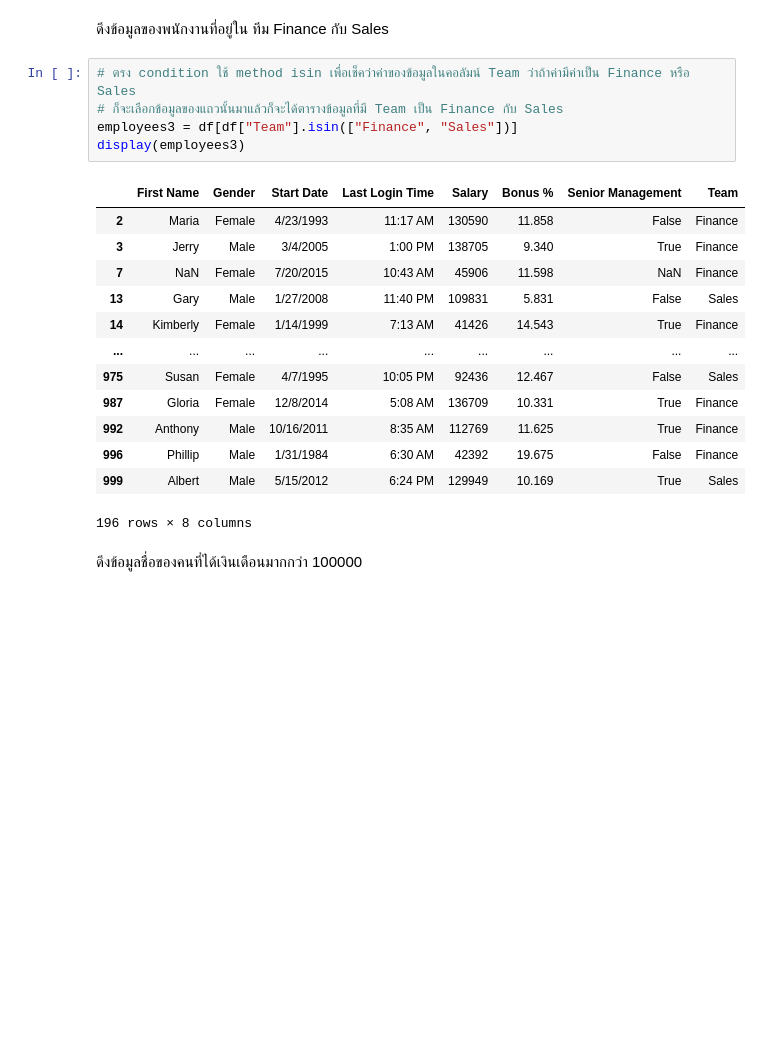
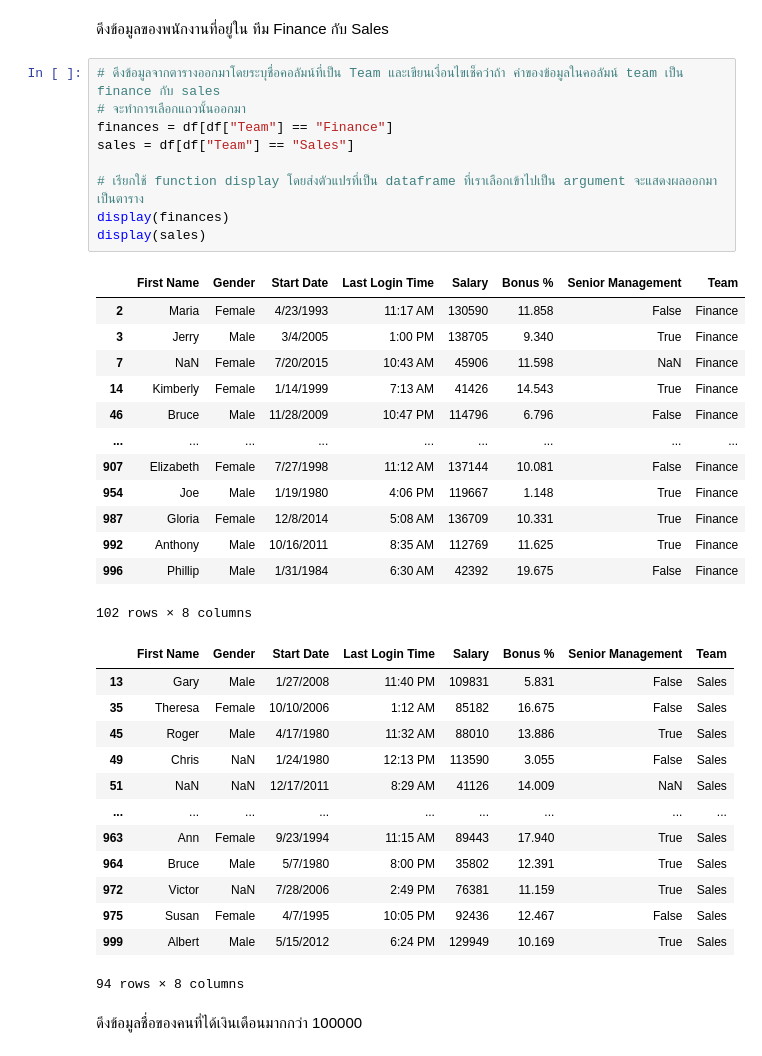
Before and after one commit to WarinCode/fundamentals-of-artificial-intelligence, a Jupyter notebook: HW01/6630250435_HW1_870.ipynb, the cells around one changed output. Saved outputs shown, nothing was run; the diff lists cells and outputs as text; blank space fills up the shorter version.

```diff
--- a/HW01/6630250435_HW1_870.ipynb
+++ b/HW01/6630250435_HW1_870.ipynb
@@ -322,25 +322,42 @@ display(employees2)
 1000 rows × 8 columns
 # %% [markdown]
 ดึงข้อมูลของพนักงานที่อยู่ใน ทีม Finance กับ Sales
-# %%
-# ตรง condition ใช้ method isin เพื่อเช็คว่าค่าของข้อมูลในคอลัมน์ Team ว่าถ้าค่ามีค่าเป็น Finance หรือ Sales
-# ก็จะเลือกข้อมูลของแถวนั้นมาแล้วก็จะได้ตารางข้อมูลที่มี Team เป็น Finance กับ Sales
-employees3 = df[df["Team"].isin(["Finance", "Sales"])]
-display(employees3)
-# %% [output]
-|  | First Name | Gender | Start Date | Last Login Time | Salary | Bonus % | Senior Management | Team |
-| 2 | Maria | Female | 4/23/1993 | 11:17 AM | 130590 | 11.858 | False | Finance |
-| 3 | Jerry | Male | 3/4/2005 | 1:00 PM | 138705 | 9.340 | True | Finance |
-| 7 | NaN | Female | 7/20/2015 | 10:43 AM | 45906 | 11.598 | NaN | Finance |
-| 13 | Gary | Male | 1/27/2008 | 11:40 PM | 109831 | 5.831 | False | Sales |
-| 14 | Kimberly | Female | 1/14/1999 | 7:13 AM | 41426 | 14.543 | True | Finance |
-| ... | ... | ... | ... | ... | ... | ... | ... | ... |
-| 975 | Susan | Female | 4/7/1995 | 10:05 PM | 92436 | 12.467 | False | Sales |
-| 987 | Gloria | Female | 12/8/2014 | 5:08 AM | 136709 | 10.331 | True | Finance |
-| 992 | Anthony | Male | 10/16/2011 | 8:35 AM | 112769 | 11.625 | True | Finance |
-| 996 | Phillip | Male | 1/31/1984 | 6:30 AM | 42392 | 19.675 | False | Finance |
-| 999 | Albert | Male | 5/15/2012 | 6:24 PM | 129949 | 10.169 | True | Sales |
-196 rows × 8 columns
+# %%
+# ดึงข้อมูลจากตารางออกมาโดยระบุชื่อคอลัมน์ที่เป็น Team และเขียนเงื่อนไขเช็คว่าถ้า ค่าของข้อมูลในคอลัมน์ team เป็น finance กับ sales
+# จะทำการเลือกแถวนั้นออกมา
+finances = df[df["Team"] == "Finance"]
+sales = df[df["Team"] == "Sales"]
+
+# เรียกใช้ function display โดยส่งตัวแปรที่เป็น dataframe ที่เราเลือกเข้าไปเป็น argument จะแสดงผลออกมาเป็นตาราง
+display(finances)
+display(sales)
+# %% [output]
+|  | First Name | Gender | Start Date | Last Login Time | Salary | Bonus % | Senior Management | Team |
+| 2 | Maria | Female | 4/23/1993 | 11:17 AM | 130590 | 11.858 | False | Finance |
+| 3 | Jerry | Male | 3/4/2005 | 1:00 PM | 138705 | 9.340 | True | Finance |
+| 7 | NaN | Female | 7/20/2015 | 10:43 AM | 45906 | 11.598 | NaN | Finance |
+| 14 | Kimberly | Female | 1/14/1999 | 7:13 AM | 41426 | 14.543 | True | Finance |
+| 46 | Bruce | Male | 11/28/2009 | 10:47 PM | 114796 | 6.796 | False | Finance |
+| ... | ... | ... | ... | ... | ... | ... | ... | ... |
+| 907 | Elizabeth | Female | 7/27/1998 | 11:12 AM | 137144 | 10.081 | False | Finance |
+| 954 | Joe | Male | 1/19/1980 | 4:06 PM | 119667 | 1.148 | True | Finance |
+| 987 | Gloria | Female | 12/8/2014 | 5:08 AM | 136709 | 10.331 | True | Finance |
+| 992 | Anthony | Male | 10/16/2011 | 8:35 AM | 112769 | 11.625 | True | Finance |
+| 996 | Phillip | Male | 1/31/1984 | 6:30 AM | 42392 | 19.675 | False | Finance |
+102 rows × 8 columns
+|  | First Name | Gender | Start Date | Last Login Time | Salary | Bonus % | Senior Management | Team |
+| 13 | Gary | Male | 1/27/2008 | 11:40 PM | 109831 | 5.831 | False | Sales |
+| 35 | Theresa | Female | 10/10/2006 | 1:12 AM | 85182 | 16.675 | False | Sales |
+| 45 | Roger | Male | 4/17/1980 | 11:32 AM | 88010 | 13.886 | True | Sales |
+| 49 | Chris | NaN | 1/24/1980 | 12:13 PM | 113590 | 3.055 | False | Sales |
+| 51 | NaN | NaN | 12/17/2011 | 8:29 AM | 41126 | 14.009 | NaN | Sales |
+| ... | ... | ... | ... | ... | ... | ... | ... | ... |
+| 963 | Ann | Female | 9/23/1994 | 11:15 AM | 89443 | 17.940 | True | Sales |
+| 964 | Bruce | Male | 5/7/1980 | 8:00 PM | 35802 | 12.391 | True | Sales |
+| 972 | Victor | NaN | 7/28/2006 | 2:49 PM | 76381 | 11.159 | True | Sales |
+| 975 | Susan | Female | 4/7/1995 | 10:05 PM | 92436 | 12.467 | False | Sales |
+| 999 | Albert | Male | 5/15/2012 | 6:24 PM | 129949 | 10.169 | True | Sales |
+94 rows × 8 columns
 # %% [markdown]
 ดึงข้อมูลชื่อของคนที่ได้เงินเดือนมากกว่า 100000
 # %%
```
Also changed, not shown: parts of 2 cells of this notebook, 2 other files.
